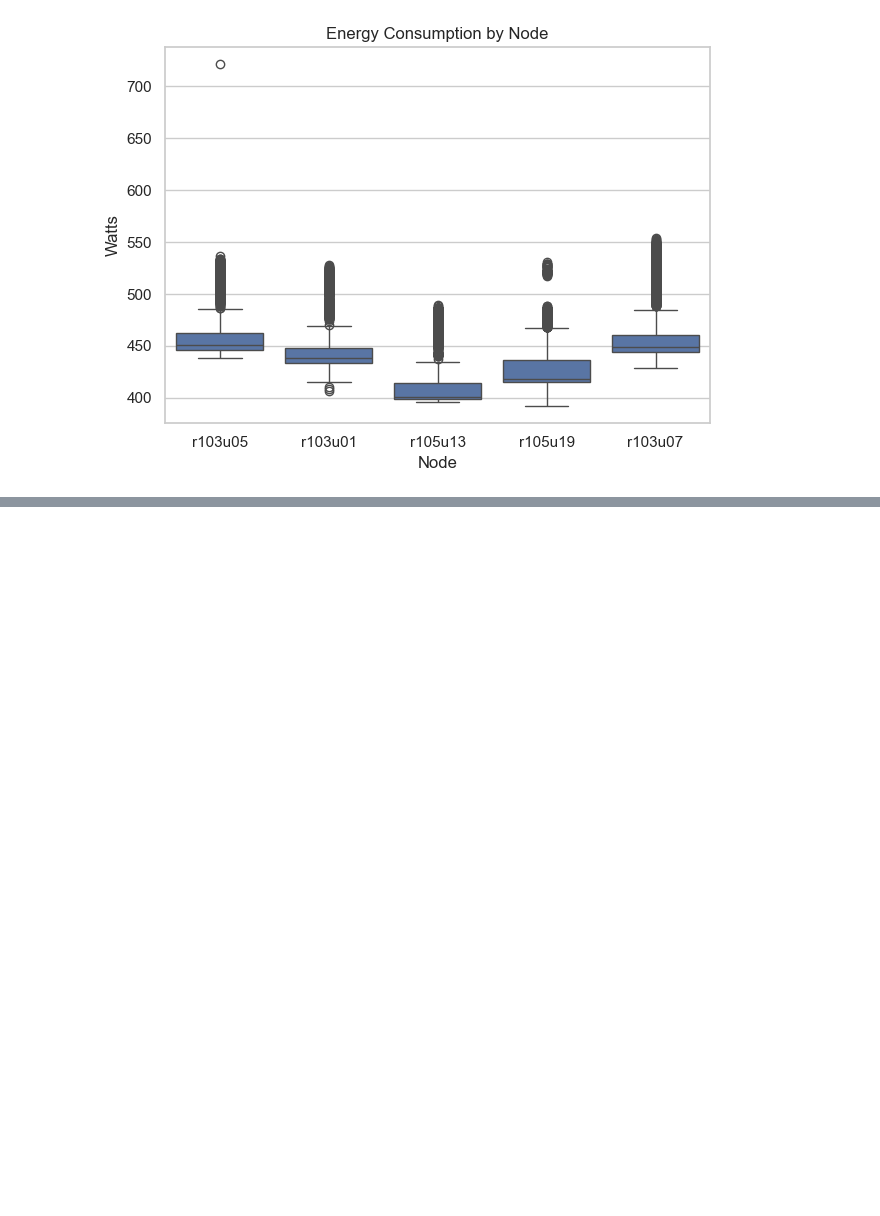
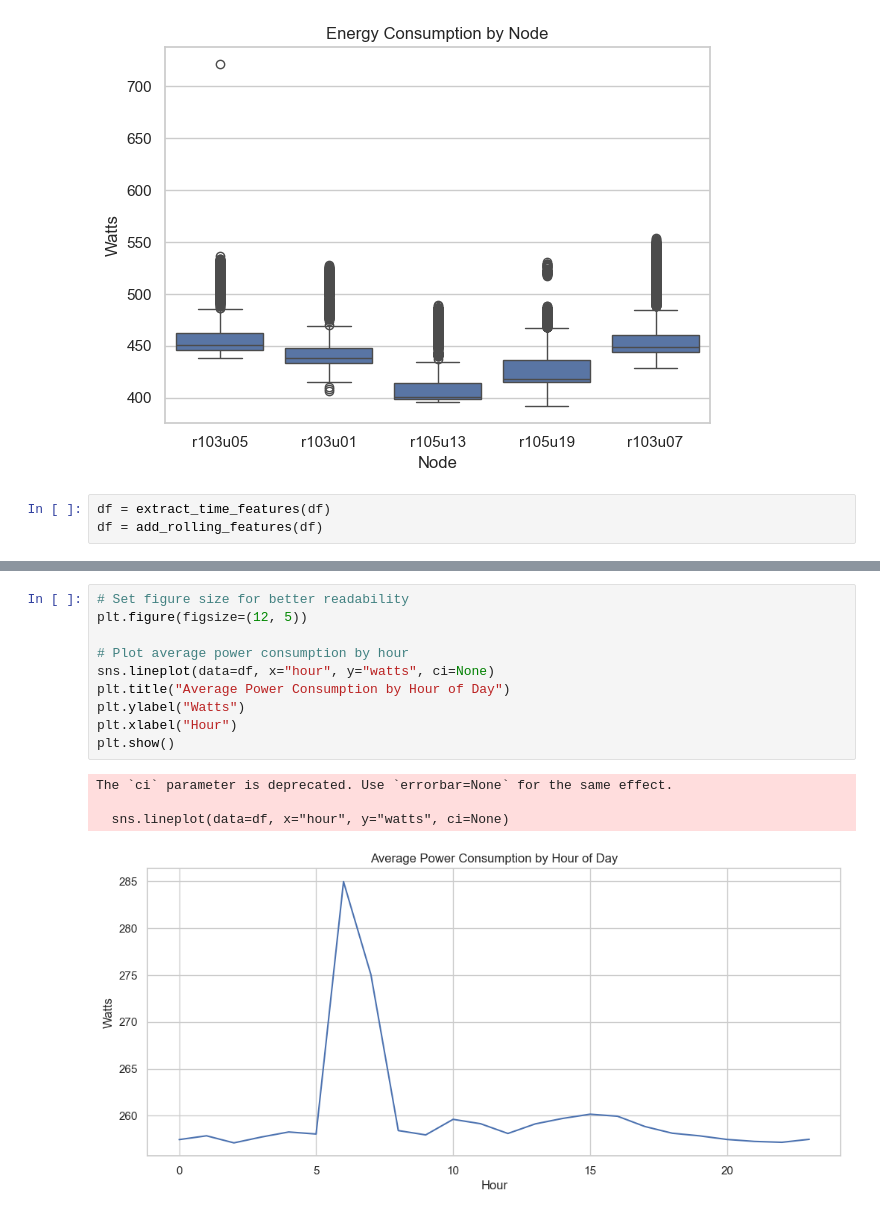
Before and after one commit to onurbalicc/llm-sustainability-analysis, a Jupyter notebook: notebooks/01_exploration.ipynb, the cells around one changed output, grey strips where cells are left out. Saved outputs shown, nothing was run; the diff lists cells and outputs as text; blank space fills up the shorter version.

Commit message:
Update: Added time and rolling feature analysis with visualizations

```diff
--- a/notebooks/01_exploration.ipynb
+++ b/notebooks/01_exploration.ipynb
@@ -131,3 +136,6 @@ plt.tight_layout()
 plt.show()
 # %% [output]
 [figure]
+# %%
+df = extract_time_features(df)
+df = add_rolling_features(df)
@@ -133,0 +151,15 @@ plt.show()
+# %%
+# Set figure size for better readability
+plt.figure(figsize=(12, 5))
+
+# Plot average power consumption by hour
+sns.lineplot(data=df, x="hour", y="watts", ci=None)
+plt.title("Average Power Consumption by Hour of Day")
+plt.ylabel("Watts")
+plt.xlabel("Hour")
+plt.show()
+# %% [output]
+The `ci` parameter is deprecated. Use `errorbar=None` for the same effect.
+
+  sns.lineplot(data=df, x="hour", y="watts", ci=None)
+[figure, added]
```
Also changed, not shown: parts of 4 cells of this notebook.
